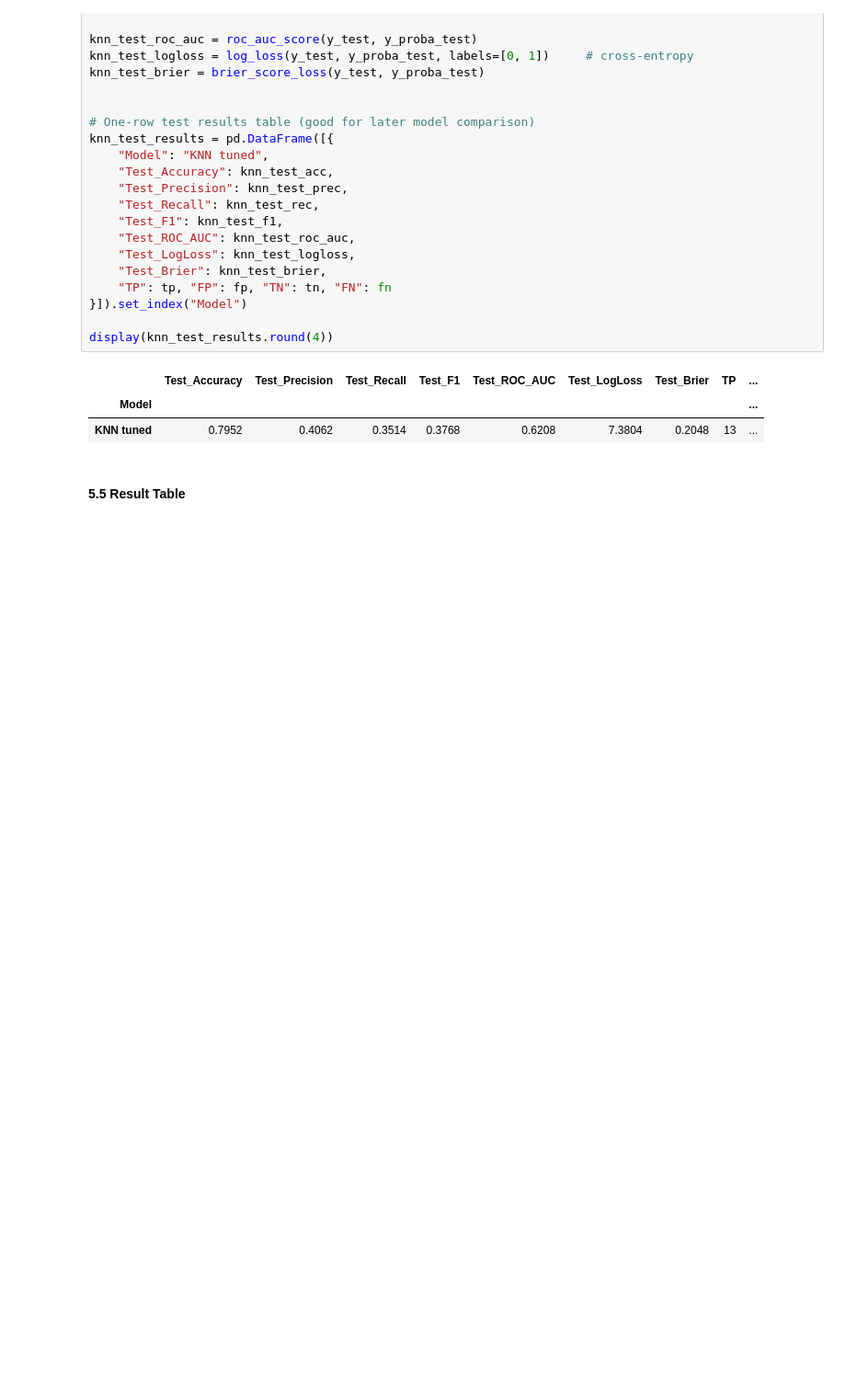
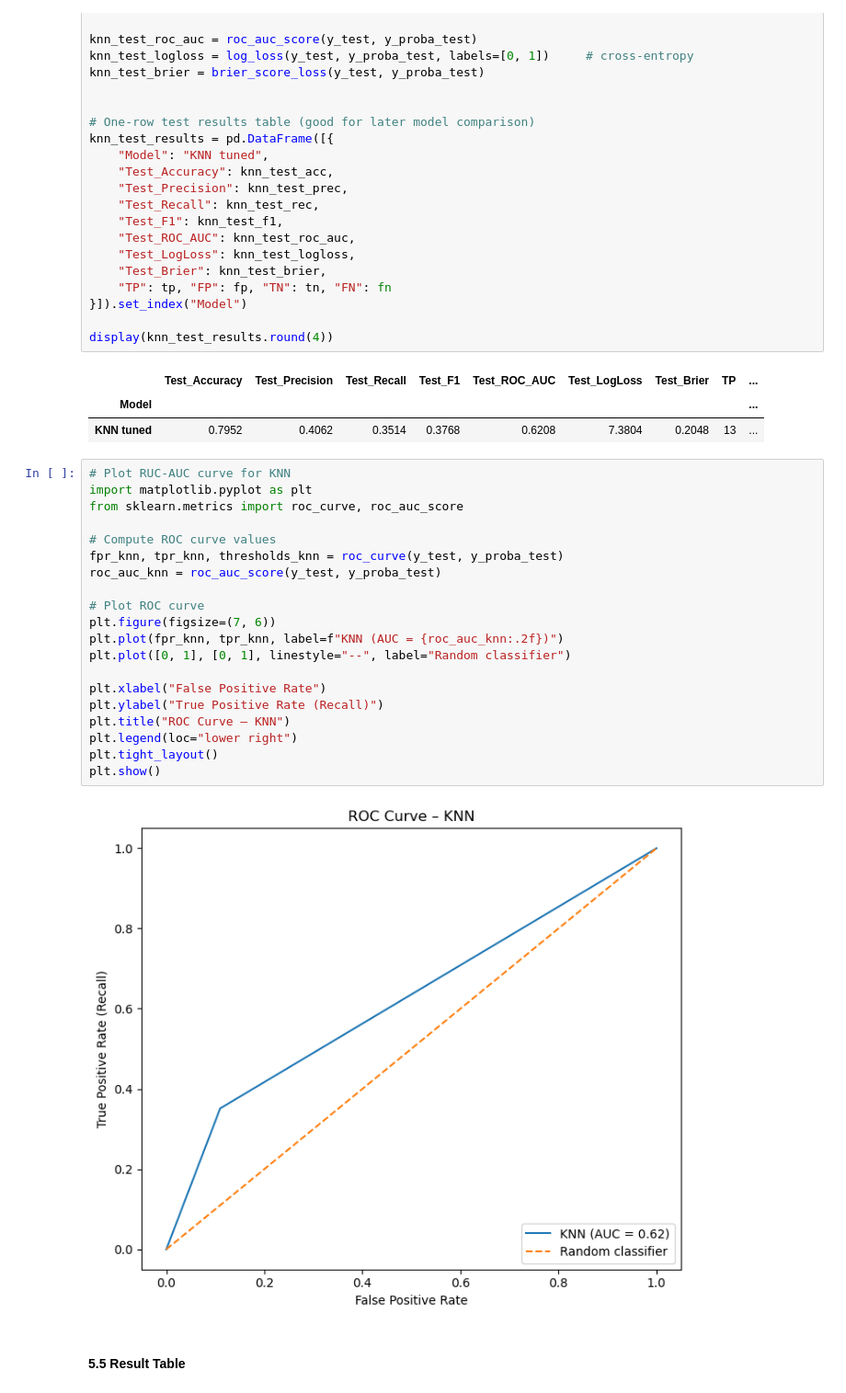
Before and after one commit to Avisonix/AML-Gruppe30, a Jupyter notebook: src/mainCode.ipynb, the cells around one changed output. Shown at 92% size. Drawn from its saved outputs; the diff is of its cells as text; blank space fills up the shorter version.

```diff
--- a/src/mainCode.ipynb
+++ b/src/mainCode.ipynb
@@ -1400,6 +1466,28 @@ display(knn_test_results.round(4))
 |  | Test_Accuracy | Test_Precision | Test_Recall | Test_F1 | Test_ROC_AUC | Test_LogLoss | Test_Brier | TP | ... |
 | Model |  |  |  |  |  |  |  |  | ... |
 | KNN tuned | 0.7952 | 0.4062 | 0.3514 | 0.3768 | 0.6208 | 7.3804 | 0.2048 | 13 | ... |
+# %%
+# Plot RUC-AUC curve for KNN
+import matplotlib.pyplot as plt
+from sklearn.metrics import roc_curve, roc_auc_score
+
+# Compute ROC curve values
+fpr_knn, tpr_knn, thresholds_knn = roc_curve(y_test, y_proba_test)
+roc_auc_knn = roc_auc_score(y_test, y_proba_test)
+
+# Plot ROC curve
+plt.figure(figsize=(7, 6))
+plt.plot(fpr_knn, tpr_knn, label=f"KNN (AUC = {roc_auc_knn:.2f})")
+plt.plot([0, 1], [0, 1], linestyle="--", label="Random classifier")
+
+plt.xlabel("False Positive Rate")
+plt.ylabel("True Positive Rate (Recall)")
+plt.title("ROC Curve – KNN")
+plt.legend(loc="lower right")
+plt.tight_layout()
+plt.show()
+# %% [output]
+[figure, added]
 # %% [markdown]
 #### 5.5 Result Table
 # %%
```
Also changed, not shown: parts of 4 cells of this notebook.
